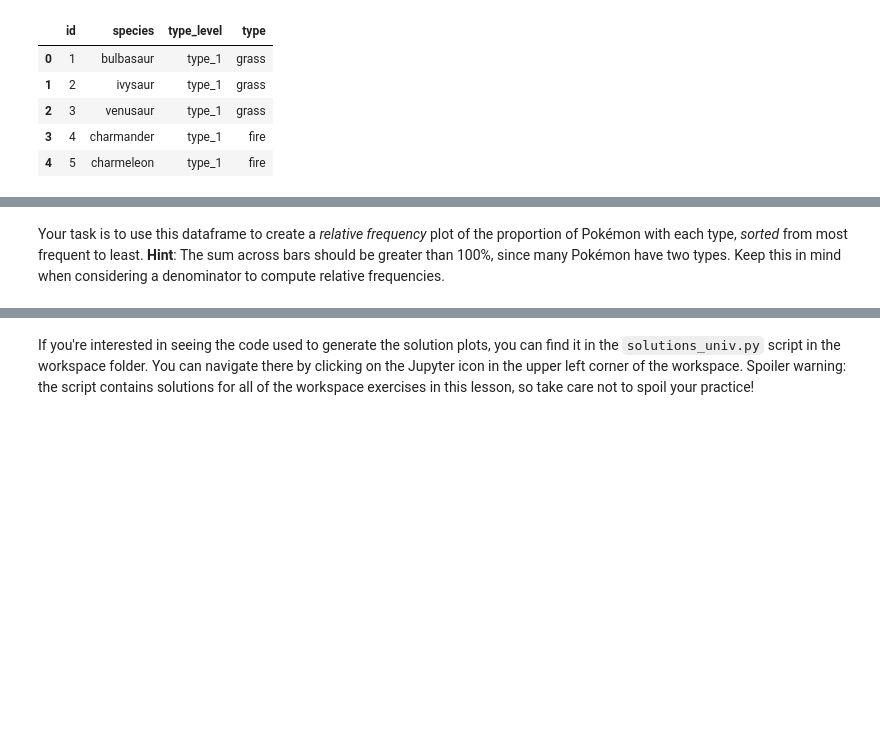
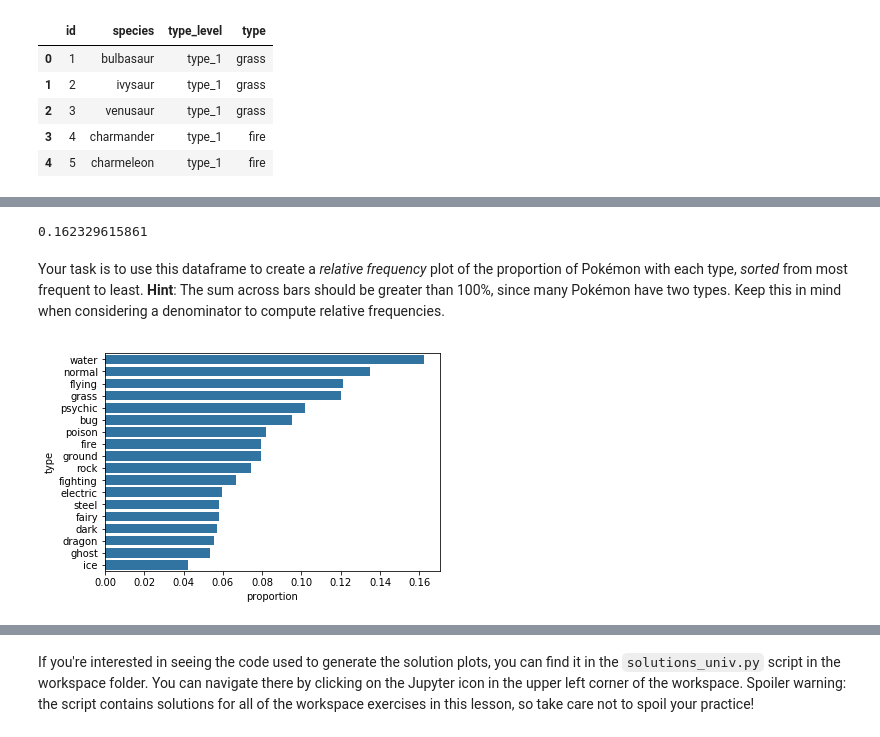
Before and after one commit to MarwaQabeel/Udacity-Data-Analyst-Nanodegree, a Jupyter notebook: Data Visualization/Univariate Exploration of Data/Bar_Chart_Practice.ipynb, the cells around one changed output, grey strips where cells are left out. Saved outputs shown, nothing was run; the diff lists cells and outputs as text; code cells hidden in the pictures; blank space fills up the shorter version.

```diff
--- a/Data Visualization/Univariate Exploration of Data/Bar_Chart_Practice.ipynb
+++ b/Data Visualization/Univariate Exploration of Data/Bar_Chart_Practice.ipynb
@@ -62,2 +70,12 @@ pkmn_types.head()
+# %%
+n_pokemon = pokemon.shape[0]
+max_type_count = type_counts[0]
+max_prop = max_type_count / n_pokemon
+print(max_prop)
+# %% [output]
+0.162329615861
+# %%
+tick_props = np.arange(0, max_prop, 0.02)
+tick_names = ['{:0.2f}'.format(v) for v in tick_props]
 # %% [markdown]
 Your task is to use this dataframe to create a _relative frequency_ plot of the proportion of Pokémon with each type, _sorted_ from most frequent to least. **Hint**: The sum across bars should be greater than 100%, since many Pokémon have two types. Keep this in mind when considering a denominator to compute relative frequencies.
@@ -66,2 +82,10 @@ Your task is to use this dataframe to create a _relative frequency_ plot of the
+# %%
+# YOUR CODE HERE
+# Chart of absolute proportions
+sb.countplot(data= pkmn_types, y= 'type', color= base_color, order= type_order);
+plt.xticks(tick_props * n_pokemon, tick_names)
+plt.xlabel('proportion');
+# %% [output]
+[figure, added]
 # %%
 bar_chart_solution_2()
```
Also changed, not shown: parts of 4 cells of this notebook.
